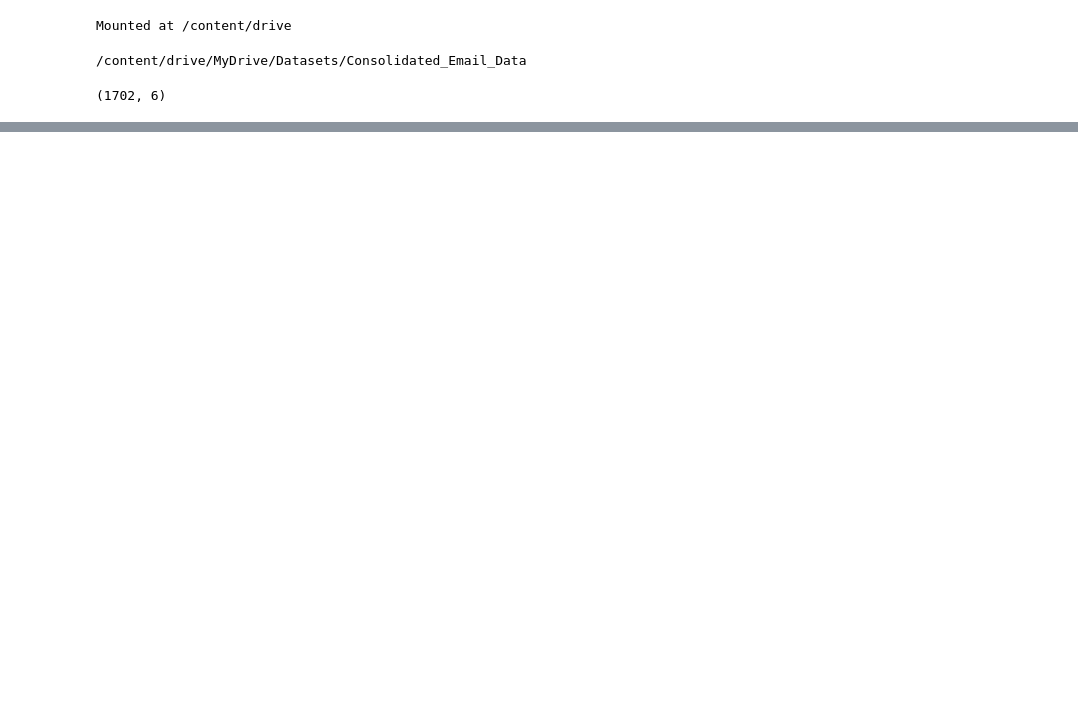
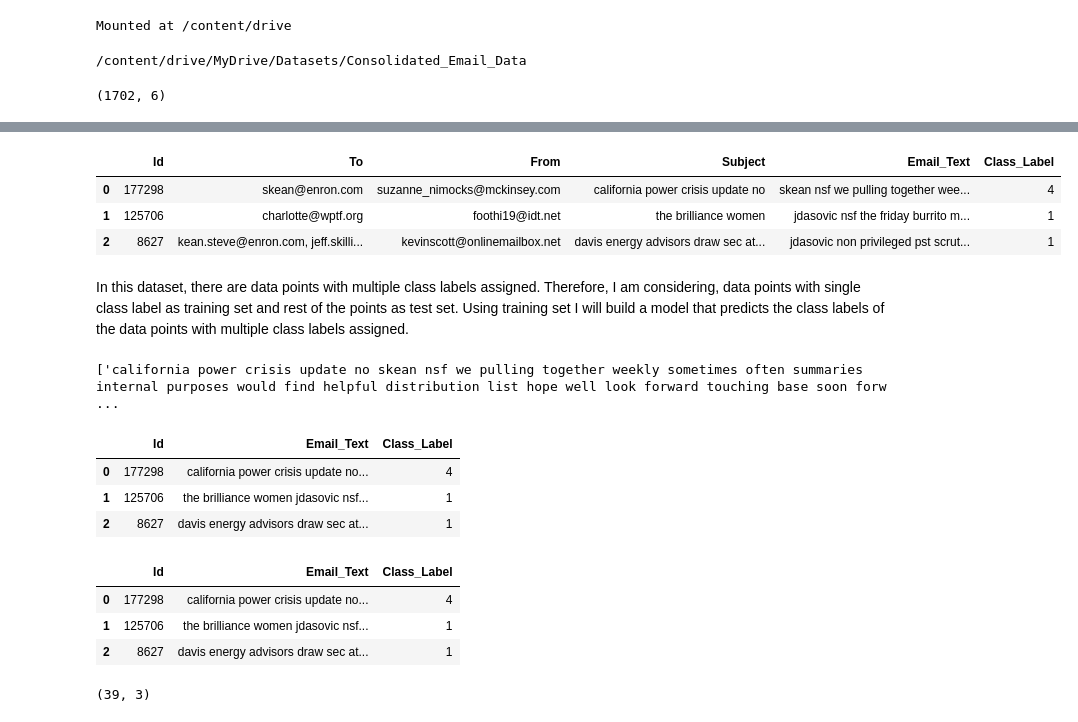
Before and after one commit to srinivas2234/VLabd_Assignment, a Jupyter notebook: Email_classification_Vlabs.ipynb, the cells around one changed output, grey strips where cells are left out. Cells and saved outputs as stored; diff of their text form; code cells hidden in the pictures; blank space fills up the shorter version.

```diff
--- a/Email_classification_Vlabs.ipynb
+++ b/Email_classification_Vlabs.ipynb
@@ -188,0 +209,14 @@ newDF = preprocess_emailText(email_df['Class_Label'].values[0])
+# %%
+preprocessed_email_df.head(3)
+# %% [output]
+|  | Id | To | From | Subject | Email_Text | Class_Label |
+| 0 | 177298 | skean@enron.com | suzanne_nimocks@mckinsey.com | california power crisis update no | skean nsf we pulling together wee... | 4 |
+| 1 | 125706 | charlotte@wptf.org | foothi19@idt.net | the brilliance women | jdasovic nsf the friday burrito m... | 1 |
+| 2 | 8627 | kean.steve@enron.com, jeff.skilli... | kevinscott@onlinemailbox.net | davis energy advisors draw sec at... | jdasovic non privileged pst scrut... | 1 |
+# %% [markdown]
+In this dataset, there are data points with multiple class labels assigned. Therefore, I am considering, data points with single class label as training set and rest of the points as test set. Using training set I will build a model that predicts the class labels of the data points with multiple class labels assigned.
+# %%
+preprocessed_email_df['Email_Text']=preprocessed_email_df['Subject'].map(str)+" "+preprocessed_email_df['Email_Text'].map(str)
+print(preprocessed_email_df['Email_Text'].head(1).values)
+# %% [output]
+['california power crisis update no skean nsf we pulling together weekly sometimes often summaries internal purposes would find helpful distribution list hope well look forward touching base soon forw ...
@@ -188,0 +225,7 @@ newDF = preprocess_emailText(email_df['Class_Label'].values[0])
+# %%
+preprocessed_email_df.head(3)
+# %% [output]
+|  | Id | Email_Text | Class_Label |
+| 0 | 177298 | california power crisis update no... | 4 |
+| 1 | 125706 | the brilliance women jdasovic nsf... | 1 |
+| 2 | 8627 | davis energy advisors draw sec at... | 1 |
@@ -188,0 +238,7 @@ newDF = preprocess_emailText(email_df['Class_Label'].values[0])
+# %%
+Train_data.head(3)
+# %% [output]
+|  | Id | Email_Text | Class_Label |
+| 0 | 177298 | california power crisis update no... | 4 |
+| 1 | 125706 | the brilliance women jdasovic nsf... | 1 |
+| 2 | 8627 | davis energy advisors draw sec at... | 1 |
@@ -188,0 +247,4 @@ newDF = preprocess_emailText(email_df['Class_Label'].values[0])
+# %%
+Test_data_nolabels.shape
+# %% [output]
+(39, 3)
```
Also changed, not shown: parts of 71 cells of this notebook.
